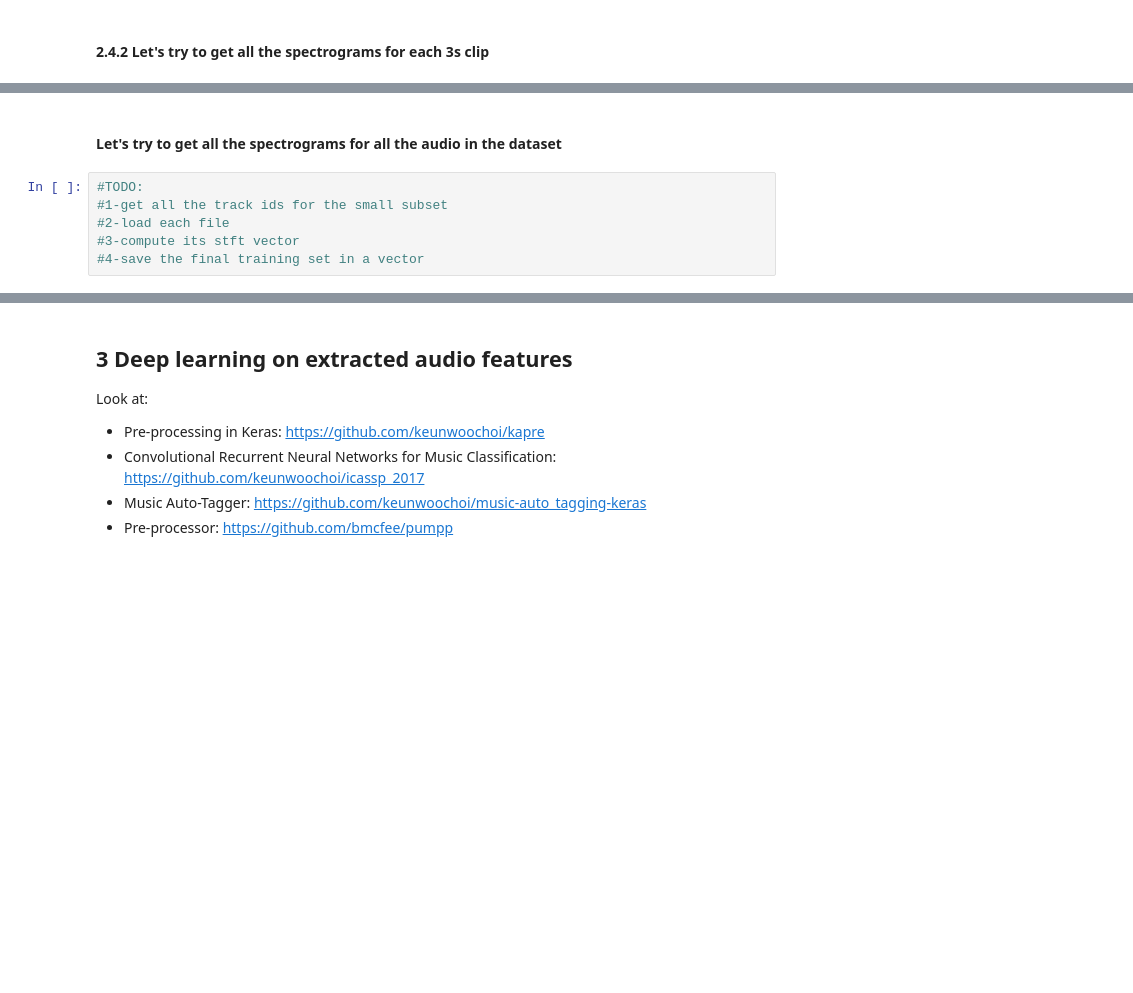
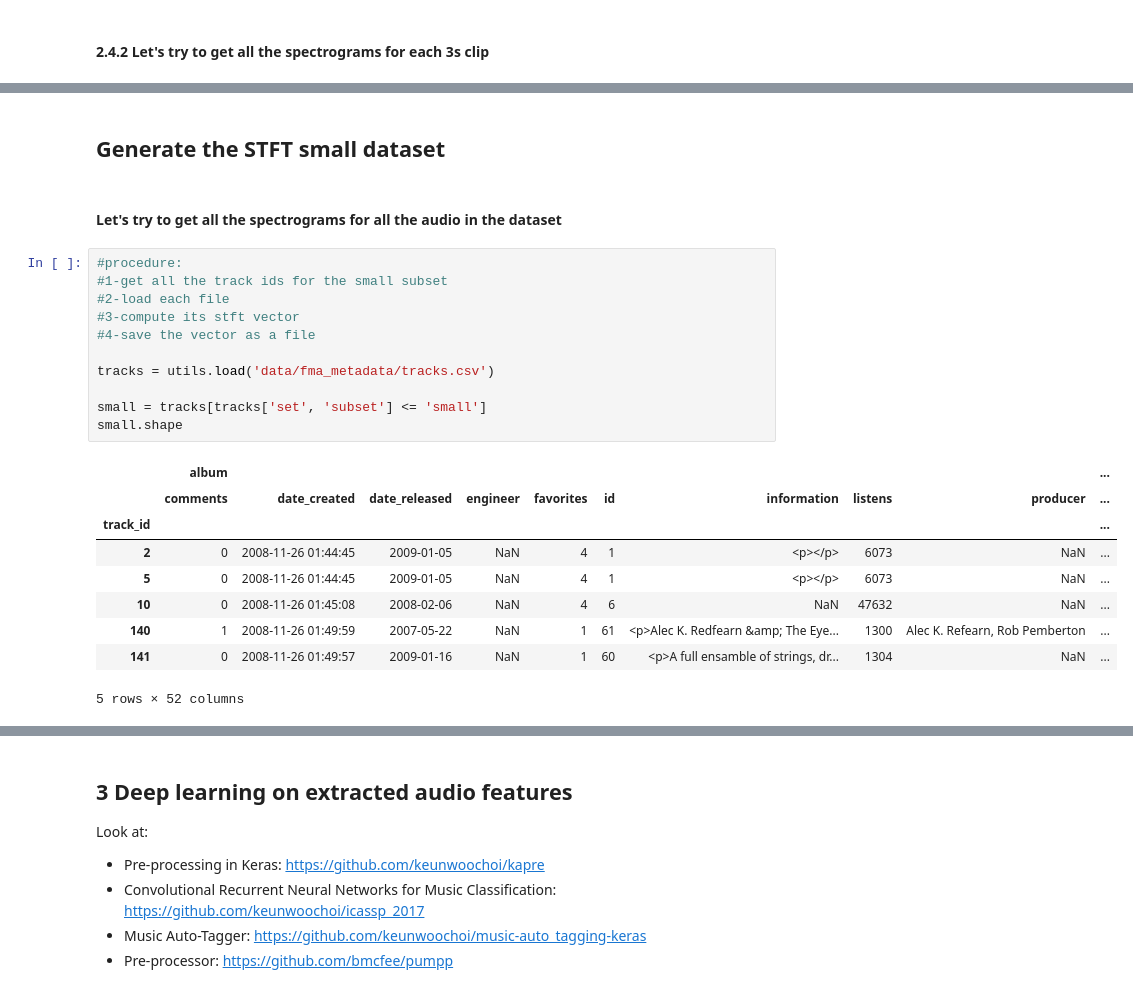
Before and after one commit to davidecolussi/NN_music_genre_recognition, a Jupyter notebook: baselines.ipynb, the cells around one changed output, grey strips where cells are left out. Drawn from its saved outputs; the diff is of its cells as text; blank space fills up the shorter version.

```diff
--- a/baselines.ipynb
+++ b/baselines.ipynb
@@ -505,10 +512,27 @@ shape of the stft vector:  (10, 513, 128)
 <matplotlib.colorbar.Colorbar at 0x...>
 [figure]
+# %% [markdown]
+## Generate the STFT small dataset
 # %% [markdown]
 #### Let's try to get all the spectrograms for all the audio in the dataset
 # %%
-#TODO:
+#procedure:
 #1-get all the track ids for the small subset
 #2-load each file
 #3-compute its stft vector
-#4-save the final training set in a vector
+#4-save the vector as a file
+
+tracks = utils.load('data/fma_metadata/tracks.csv')
+
+small = tracks[tracks['set', 'subset'] <= 'small']
+small.shape
+# %% [output]
+|  | album |  |  |  |  |  |  |  |  | ... |
+|  | comments | date_created | date_released | engineer | favorites | id | information | listens | producer | ... |
+| track_id |  |  |  |  |  |  |  |  |  | ... |
+| 2 | 0 | 2008-11-26 01:44:45 | 2009-01-05 | NaN | 4 | 1 | <p></p> | 6073 | NaN | ... |
+| 5 | 0 | 2008-11-26 01:44:45 | 2009-01-05 | NaN | 4 | 1 | <p></p> | 6073 | NaN | ... |
+| 10 | 0 | 2008-11-26 01:45:08 | 2008-02-06 | NaN | 4 | 6 | NaN | 47632 | NaN | ... |
+| 140 | 1 | 2008-11-26 01:49:59 | 2007-05-22 | NaN | 1 | 61 | <p>Alec K. Redfearn &amp; The Eye... | 1300 | Alec K. Refearn, Rob Pemberton | ... |
+| 141 | 0 | 2008-11-26 01:49:57 | 2009-01-16 | NaN | 1 | 60 | <p>A full ensamble of strings, dr... | 1304 | NaN | ... |
+5 rows × 52 columns
```
Also changed, not shown: parts of 3 cells of this notebook, 1 other file.
